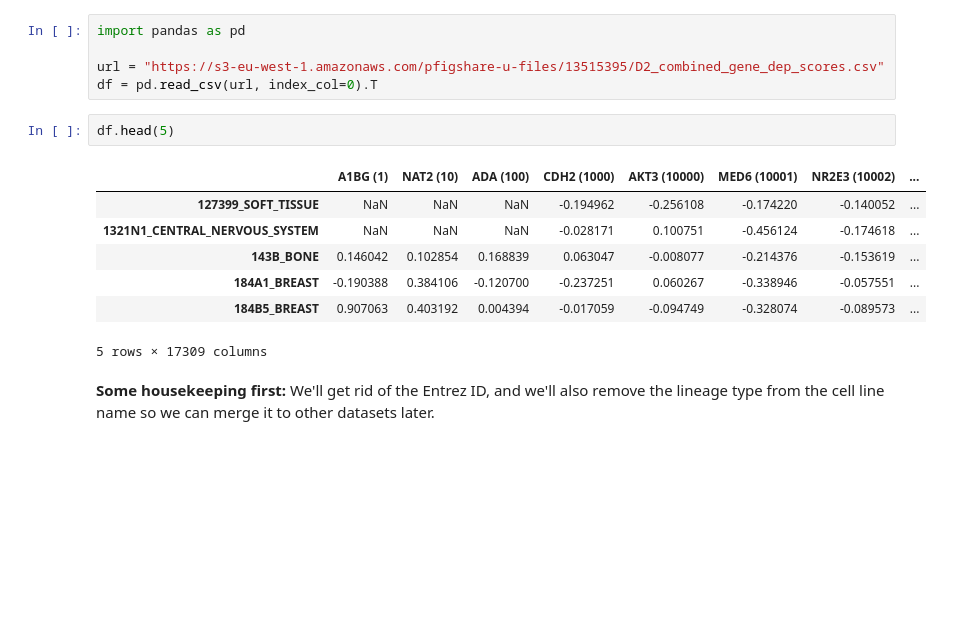
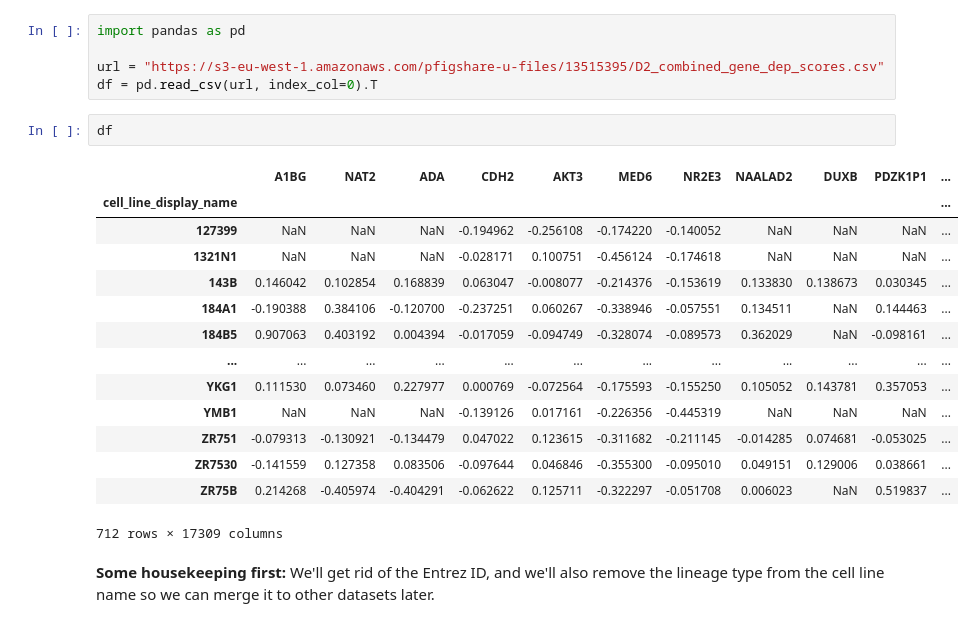
Before and after one commit to Hitchhikers-AI-Guide/AIGuideToDrugDiscovery, a Jupyter notebook: notebooks/1_Hello_World.ipynb, the cells around one changed output. Drawn from its saved outputs; the diff is of its cells as text; blank space fills up the shorter version.

```diff
--- a/notebooks/1_Hello_World.ipynb
+++ b/notebooks/1_Hello_World.ipynb
@@ -28,15 +28,22 @@ import pandas as pd
 url = "https://s3-eu-west-1.amazonaws.com/pfigshare-u-files/13515395/D2_combined_gene_dep_scores.csv"
 df = pd.read_csv(url, index_col=0).T
 # %%
-df.head(5)
+df
 # %% [output]
-|  | A1BG (1) | NAT2 (10) | ADA (100) | CDH2 (1000) | AKT3 (10000) | MED6 (10001) | NR2E3 (10002) | ... |
-| 127399_SOFT_TISSUE | NaN | NaN | NaN | -0.194962 | -0.256108 | -0.174220 | -0.140052 | ... |
-| 1321N1_CENTRAL_NERVOUS_SYSTEM | NaN | NaN | NaN | -0.028171 | 0.100751 | -0.456124 | -0.174618 | ... |
-| 143B_BONE | 0.146042 | 0.102854 | 0.168839 | 0.063047 | -0.008077 | -0.214376 | -0.153619 | ... |
-| 184A1_BREAST | -0.190388 | 0.384106 | -0.120700 | -0.237251 | 0.060267 | -0.338946 | -0.057551 | ... |
-| 184B5_BREAST | 0.907063 | 0.403192 | 0.004394 | -0.017059 | -0.094749 | -0.328074 | -0.089573 | ... |
+|  | A1BG | NAT2 | ADA | CDH2 | AKT3 | MED6 | NR2E3 | NAALAD2 | DUXB | PDZK1P1 | ... |
+| cell_line_display_name |  |  |  |  |  |  |  |  |  |  | ... |
+| 127399 | NaN | NaN | NaN | -0.194962 | -0.256108 | -0.174220 | -0.140052 | NaN | NaN | NaN | ... |
+| 1321N1 | NaN | NaN | NaN | -0.028171 | 0.100751 | -0.456124 | -0.174618 | NaN | NaN | NaN | ... |
+| 143B | 0.146042 | 0.102854 | 0.168839 | 0.063047 | -0.008077 | -0.214376 | -0.153619 | 0.133830 | 0.138673 | 0.030345 | ... |
+| 184A1 | -0.190388 | 0.384106 | -0.120700 | -0.237251 | 0.060267 | -0.338946 | -0.057551 | 0.134511 | NaN | 0.144463 | ... |
+| 184B5 | 0.907063 | 0.403192 | 0.004394 | -0.017059 | -0.094749 | -0.328074 | -0.089573 | 0.362029 | NaN | -0.098161 | ... |
+| ... | ... | ... | ... | ... | ... | ... | ... | ... | ... | ... | ... |
+| YKG1 | 0.111530 | 0.073460 | 0.227977 | 0.000769 | -0.072564 | -0.175593 | -0.155250 | 0.105052 | 0.143781 | 0.357053 | ... |
+| YMB1 | NaN | NaN | NaN | -0.139126 | 0.017161 | -0.226356 | -0.445319 | NaN | NaN | NaN | ... |
+| ZR751 | -0.079313 | -0.130921 | -0.134479 | 0.047022 | 0.123615 | -0.311682 | -0.211145 | -0.014285 | 0.074681 | -0.053025 | ... |
+| ZR7530 | -0.141559 | 0.127358 | 0.083506 | -0.097644 | 0.046846 | -0.355300 | -0.095010 | 0.049151 | 0.129006 | 0.038661 | ... |
+| ZR75B | 0.214268 | -0.405974 | -0.404291 | -0.062622 | 0.125711 | -0.322297 | -0.051708 | 0.006023 | NaN | 0.519837 | ... |
-5 rows × 17309 columns
+712 rows × 17309 columns
 # %% [markdown]
 **Some housekeeping first:** We'll get rid of the Entrez ID, and we'll also remove the lineage type from the cell line name so we can merge it to other datasets later.
 # %%
```
Also changed, not shown: parts of 10 cells of this notebook.
